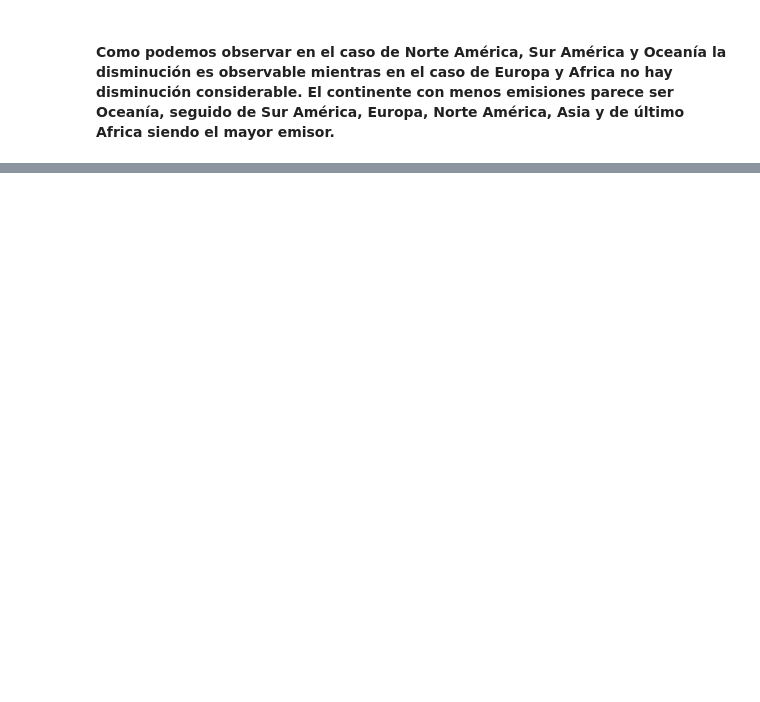
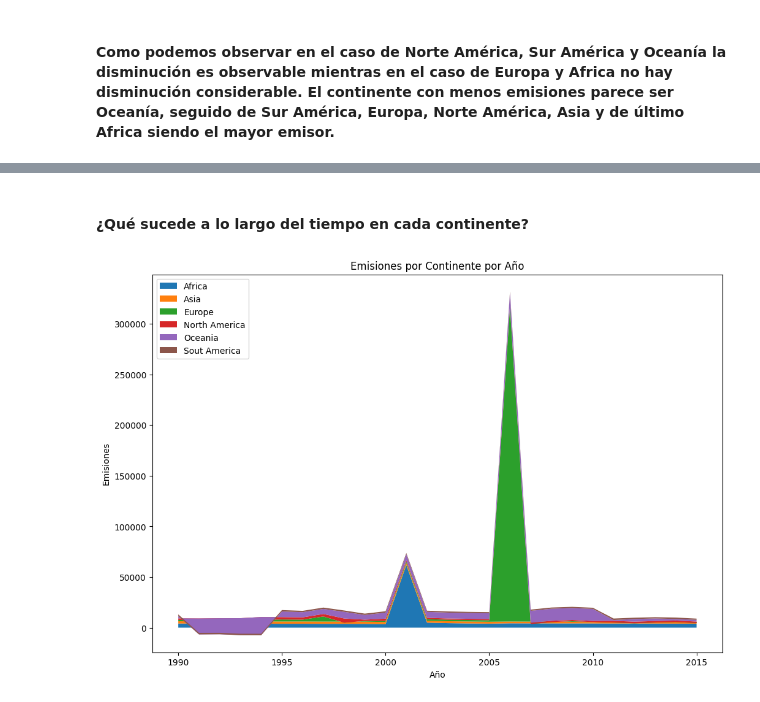
Before and after one commit to LPELCRACK896/DS_lab9, a Jupyter notebook: emissions.ipynb, the cells around one changed output, grey strips where cells are left out. Saved outputs shown, nothing was run; the diff lists cells and outputs as text; code cells hidden in the pictures; blank space fills up the shorter version.

```diff
--- a/emissions.ipynb
+++ b/emissions.ipynb
@@ -262,0 +263,19 @@ plot_emissions_pie_chart(df_filtered, country_groups_dict)
+# %%
+
+data_expanded = data
+country_groups_dict = {
+    'North America': NORTH_AMERICA,
+    'Europe': EUROPE,
+    'Asia': ASIA,
+    'Africa': AFRICA,
+    'Oceania': OCEANIA,
+    'Sout America': SOUTH_AMERICA
+}
+def get_continent(country):
+    for continent, countries in country_groups_dict.items():
+        if country in countries:
+            return continent
+    return "N/A"
+
+data_expanded["Continent"] = data_expanded["Entity"].apply(get_continent)
+print(data_expanded.head())
@@ -262,0 +296,25 @@ plot_emissions_pie_chart(df_filtered, country_groups_dict)
+# %%
+data_expanded = data_expanded[data_expanded["Continent"] != "N/A"]
+
+emissions_by_continent = data_expanded.groupby(['Year', 'Continent']).agg({"Food's share of total emissions (incl. LULUFC)": 'sum'}).reset_index()
+emissions_by_continent.rename(columns={"Food's share of total emissions (incl. LULUFC)": 'Total_Emissions'}, inplace=True)
+# %%
+def plot_stacked_area_chart_by_continent(data_continents, year_column, emissions_column, title, xlabel, ylabel):
+
+    # Pivotea los datos para que 'Year' sea el índice y 'Continent' las columnas
+    data_pivot = data_continents.pivot(index=year_column, columns='Continent', values=emissions_column)
+
+    # Grafica
+    plt.figure(figsize=(12, 8))
+    plt.stackplot(data_pivot.index, data_pivot.fillna(0).T, labels=data_pivot.columns)
+    plt.legend(loc='upper left')
+    plt.title(title)
+    plt.xlabel(xlabel)
+    plt.ylabel(ylabel)
+    plt.show()
+# %% [markdown]
+#### ¿Qué sucede a lo largo del tiempo en cada continente?
+# %%
+plot_stacked_area_chart_by_continent(emissions_by_continent, "Year", "Total_Emissions", 'Emisiones por Continente por Año', 'Año', 'Emisiones')
+# %% [output]
+[figure, added]
```
Also changed, not shown: parts of 15 cells of this notebook, 1 other file.
